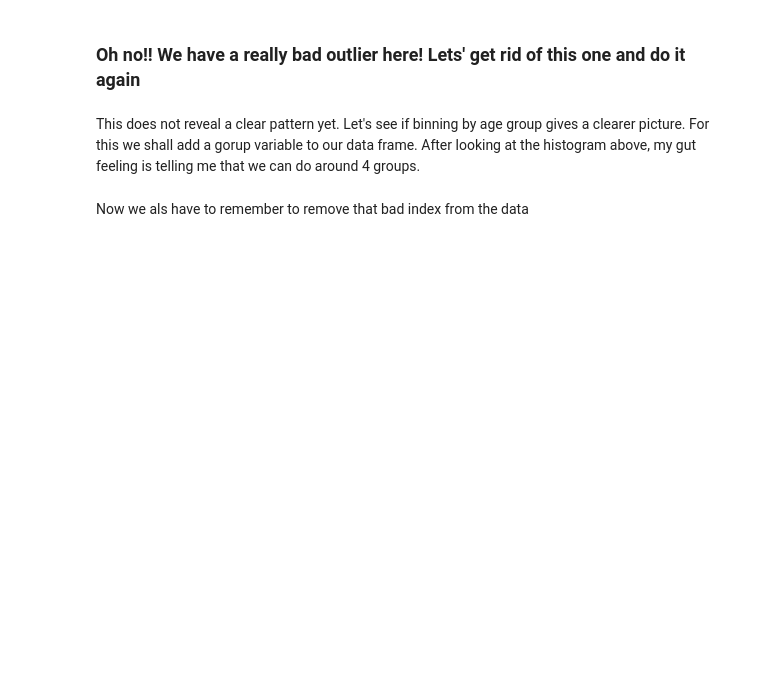
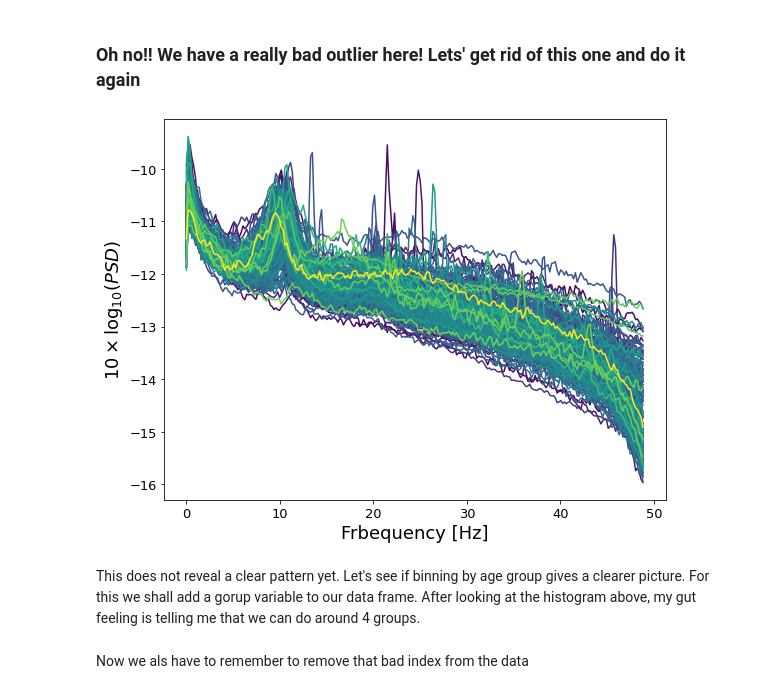
Before and after one commit to dengemann/eeg-pred-modeling-summer-school, a Jupyter notebook: plot_eeg_features_and_build_a_simple_model.ipynb, the cells around one changed output. Drawn from its saved outputs; the diff is of its cells as text; code cells hidden in the pictures; blank space fills up the shorter version.

```diff
--- a/plot_eeg_features_and_build_a_simple_model.ipynb
+++ b/plot_eeg_features_and_build_a_simple_model.ipynb
@@ -113,25 +178,27 @@ plt.show()
 # %%
 bad_idx = X_psd_ave.mean(1).argmin()
 good_idx = list(range(len(X_psd_ave)))
 good_idx.pop(bad_idx)
 
 y = train_cases.Age.values[good_idx]
 age_sorter = np.argsort(y)
 sorted_age = y[age_sorter]
 
 X_psd_ave = X_psd_ave[good_idx]
 
 ms = MinMaxScaler()
 color_code = ms.fit_transform(sorted_age[:, None])[:, 0]
 color = plt.matplotlib.cm.viridis(color_code)
 
 plt.figure(figsize=(9, 7))
 for ii, psd in enumerate(X_psd_ave[age_sorter]):
     plt.plot(freqs, psd, color=color[ii]);
 # plt.ylim(-16, -8)
 plt.ylabel(r'$10 \times \log_{10}(PSD)$')
-plt.xlabel("Frequency [Hz]")
+plt.xlabel("Frbequency [Hz]")
 plt.show()
+# %% [output]
+[figure, added]
 # %% [markdown]
 This does not reveal a clear pattern yet. Let's see if binning by age group gives a clearer picture. For this we shall add a gorup variable to our data frame. After looking at the histogram above, my gut feeling is telling me that we can do around 4 groups.
 # %%
```
Also changed, not shown: parts of 25 cells of this notebook, 2 other files.
